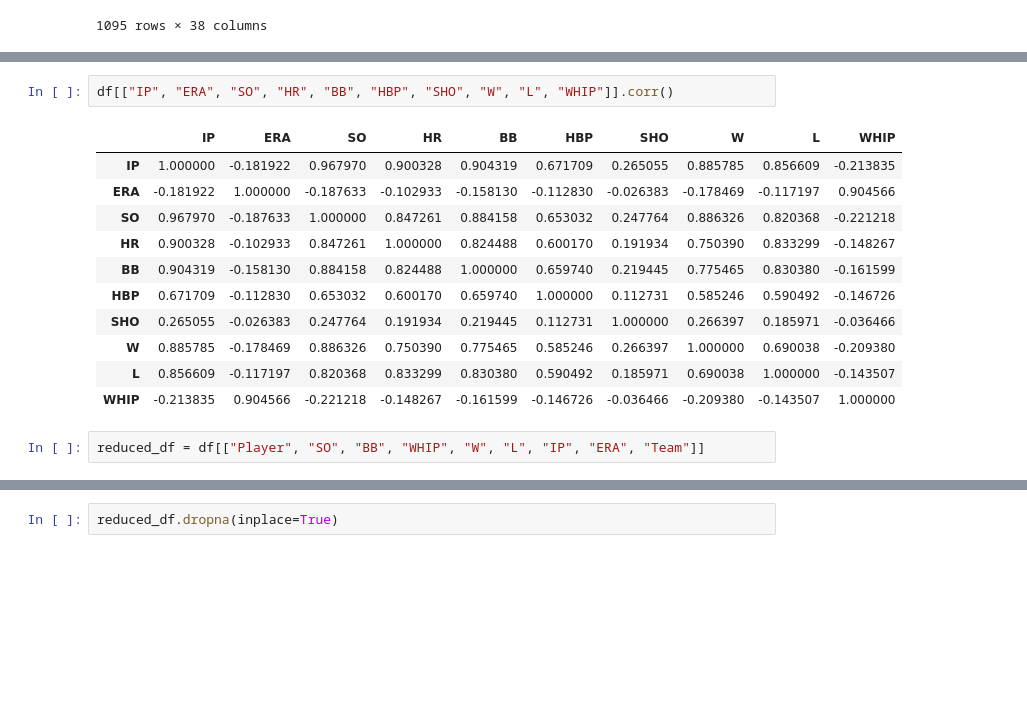
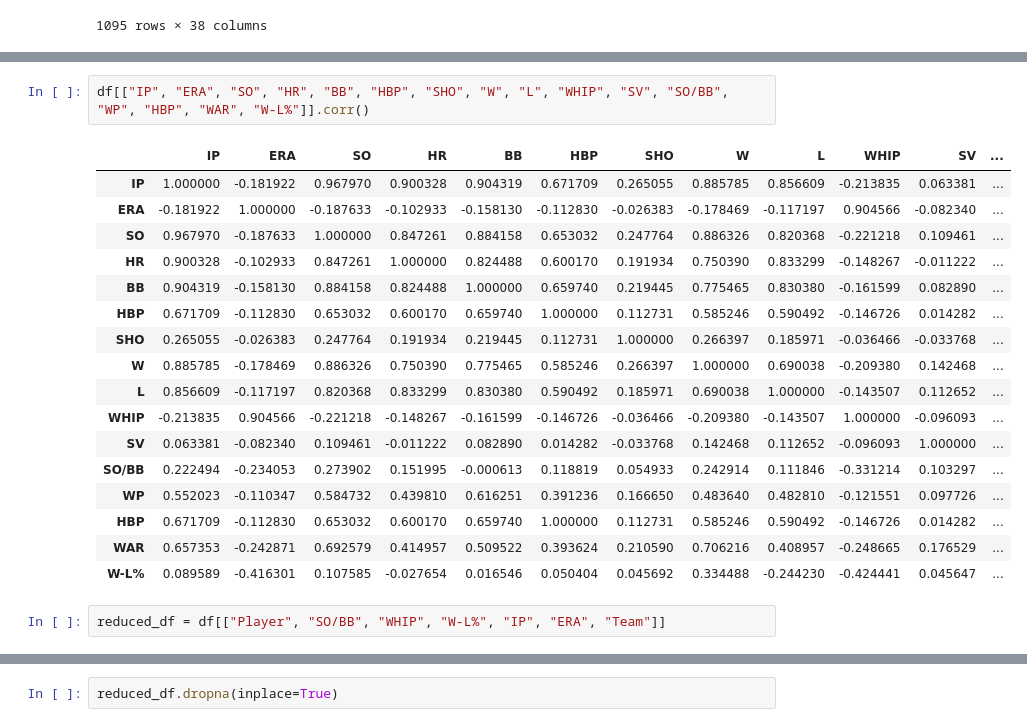
Before and after one commit to Tomas-Santana/ml-nb, a Jupyter notebook: 1/pitch_data_2024.ipynb, the cells around one changed output, grey strips where cells are left out. Drawn from its saved outputs; the diff is of its cells as text; blank space fills up the shorter version.

```diff
--- a/1/pitch_data_2024.ipynb
+++ b/1/pitch_data_2024.ipynb
@@ -39,21 +39,27 @@ Data columns (total 38 columns):
 dtypes: float64(33), object(5)
 memory usage: 325.2+ KB
 # %%
-df[["IP", "ERA", "SO", "HR", "BB", "HBP", "SHO", "W", "L", "WHIP"]].corr()
+df[["IP", "ERA", "SO", "HR", "BB", "HBP", "SHO", "W", "L", "WHIP", "SV", "SO/BB", "WP", "HBP", "WAR", "W-L%"]].corr()
 # %% [output]
-|  | IP | ERA | SO | HR | BB | HBP | SHO | W | L | WHIP |
-| IP | 1.000000 | -0.181922 | 0.967970 | 0.900328 | 0.904319 | 0.671709 | 0.265055 | 0.885785 | 0.856609 | -0.213835 |
-| ERA | -0.181922 | 1.000000 | -0.187633 | -0.102933 | -0.158130 | -0.112830 | -0.026383 | -0.178469 | -0.117197 | 0.904566 |
-| SO | 0.967970 | -0.187633 | 1.000000 | 0.847261 | 0.884158 | 0.653032 | 0.247764 | 0.886326 | 0.820368 | -0.221218 |
-| HR | 0.900328 | -0.102933 | 0.847261 | 1.000000 | 0.824488 | 0.600170 | 0.191934 | 0.750390 | 0.833299 | -0.148267 |
-| BB | 0.904319 | -0.158130 | 0.884158 | 0.824488 | 1.000000 | 0.659740 | 0.219445 | 0.775465 | 0.830380 | -0.161599 |
-| HBP | 0.671709 | -0.112830 | 0.653032 | 0.600170 | 0.659740 | 1.000000 | 0.112731 | 0.585246 | 0.590492 | -0.146726 |
-| SHO | 0.265055 | -0.026383 | 0.247764 | 0.191934 | 0.219445 | 0.112731 | 1.000000 | 0.266397 | 0.185971 | -0.036466 |
-| W | 0.885785 | -0.178469 | 0.886326 | 0.750390 | 0.775465 | 0.585246 | 0.266397 | 1.000000 | 0.690038 | -0.209380 |
-| L | 0.856609 | -0.117197 | 0.820368 | 0.833299 | 0.830380 | 0.590492 | 0.185971 | 0.690038 | 1.000000 | -0.143507 |
-| WHIP | -0.213835 | 0.904566 | -0.221218 | -0.148267 | -0.161599 | -0.146726 | -0.036466 | -0.209380 | -0.143507 | 1.000000 |
+|  | IP | ERA | SO | HR | BB | HBP | SHO | W | L | WHIP | SV | ... |
+| IP | 1.000000 | -0.181922 | 0.967970 | 0.900328 | 0.904319 | 0.671709 | 0.265055 | 0.885785 | 0.856609 | -0.213835 | 0.063381 | ... |
+| ERA | -0.181922 | 1.000000 | -0.187633 | -0.102933 | -0.158130 | -0.112830 | -0.026383 | -0.178469 | -0.117197 | 0.904566 | -0.082340 | ... |
+| SO | 0.967970 | -0.187633 | 1.000000 | 0.847261 | 0.884158 | 0.653032 | 0.247764 | 0.886326 | 0.820368 | -0.221218 | 0.109461 | ... |
+| HR | 0.900328 | -0.102933 | 0.847261 | 1.000000 | 0.824488 | 0.600170 | 0.191934 | 0.750390 | 0.833299 | -0.148267 | -0.011222 | ... |
+| BB | 0.904319 | -0.158130 | 0.884158 | 0.824488 | 1.000000 | 0.659740 | 0.219445 | 0.775465 | 0.830380 | -0.161599 | 0.082890 | ... |
+| HBP | 0.671709 | -0.112830 | 0.653032 | 0.600170 | 0.659740 | 1.000000 | 0.112731 | 0.585246 | 0.590492 | -0.146726 | 0.014282 | ... |
+| SHO | 0.265055 | -0.026383 | 0.247764 | 0.191934 | 0.219445 | 0.112731 | 1.000000 | 0.266397 | 0.185971 | -0.036466 | -0.033768 | ... |
+| W | 0.885785 | -0.178469 | 0.886326 | 0.750390 | 0.775465 | 0.585246 | 0.266397 | 1.000000 | 0.690038 | -0.209380 | 0.142468 | ... |
+| L | 0.856609 | -0.117197 | 0.820368 | 0.833299 | 0.830380 | 0.590492 | 0.185971 | 0.690038 | 1.000000 | -0.143507 | 0.112652 | ... |
+| WHIP | -0.213835 | 0.904566 | -0.221218 | -0.148267 | -0.161599 | -0.146726 | -0.036466 | -0.209380 | -0.143507 | 1.000000 | -0.096093 | ... |
+| SV | 0.063381 | -0.082340 | 0.109461 | -0.011222 | 0.082890 | 0.014282 | -0.033768 | 0.142468 | 0.112652 | -0.096093 | 1.000000 | ... |
+| SO/BB | 0.222494 | -0.234053 | 0.273902 | 0.151995 | -0.000613 | 0.118819 | 0.054933 | 0.242914 | 0.111846 | -0.331214 | 0.103297 | ... |
+| WP | 0.552023 | -0.110347 | 0.584732 | 0.439810 | 0.616251 | 0.391236 | 0.166650 | 0.483640 | 0.482810 | -0.121551 | 0.097726 | ... |
+| HBP | 0.671709 | -0.112830 | 0.653032 | 0.600170 | 0.659740 | 1.000000 | 0.112731 | 0.585246 | 0.590492 | -0.146726 | 0.014282 | ... |
+| WAR | 0.657353 | -0.242871 | 0.692579 | 0.414957 | 0.509522 | 0.393624 | 0.210590 | 0.706216 | 0.408957 | -0.248665 | 0.176529 | ... |
+| W-L% | 0.089589 | -0.416301 | 0.107585 | -0.027654 | 0.016546 | 0.050404 | 0.045692 | 0.334488 | -0.244230 | -0.424441 | 0.045647 | ... |
 # %%
-reduced_df = df[["Player", "SO", "BB", "WHIP", "W", "L", "IP", "ERA", "Team"]]
+reduced_df = df[["Player", "SO/BB", "WHIP", "W-L%", "IP", "ERA", "Team"]]
 # %%
 reduced_df
 # %% [output]
```
Also changed, not shown: parts of 4 cells of this notebook, 4 other files.
